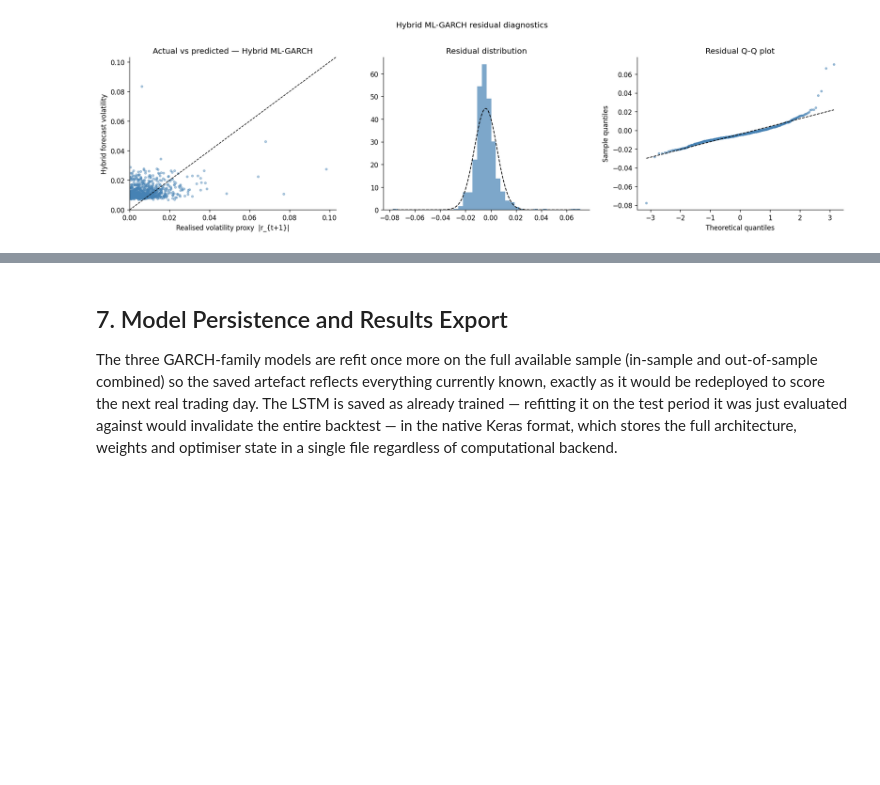
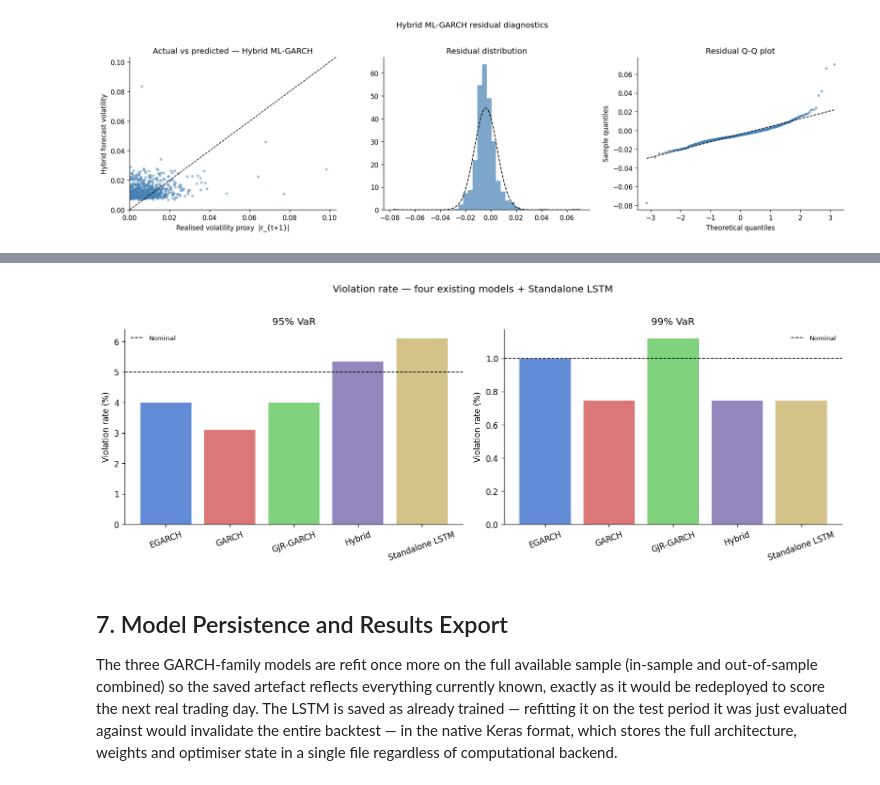
Before and after one commit to MATHONSIMM/Masters-Research-UNISA-Project, a Jupyter notebook: notebooks/Model Development.ipynb, the cells around one changed output, grey strips where cells are left out. Cells and saved outputs as stored; diff of their text form; code cells hidden in the pictures; blank space fills up the shorter version.

```diff
--- a/notebooks/Model Development.ipynb
+++ b/notebooks/Model Development.ipynb
@@ -496,0 +736,17 @@ Actual test-period volatility   : 1.206%
+# %%
+standalone_lstm_model.save(MODELS_DIR / 'lstm_standalone_model.keras')
+joblib.dump(standalone_scaler, MODELS_DIR / 'lstm_standalone_feature_scaler.joblib')
+
+standalone_results = {
+    'feature_columns': STANDALONE_FEATURE_COLS,
+    'lookback': LOOKBACK,
+    'smearing_factor': standalone_smearing_factor,
+    'student_t_dof': standalone_nu_flat,
+    'performance': standalone_performance,
+    'backtest': standalone_backtest,
+    'eval_period': (standalone_eval_idx.min(), standalone_eval_idx.max()),
+}
+with open(MODELS_DIR / 'lstm_standalone_results.pkl', 'wb') as f:
+    pickle.dump(standalone_results, f)
+
+print("Saved: lstm_standalone_model.keras, lstm_standalone_feature_scaler.joblib, lstm_standalone_results.pkl")
@@ -714,0 +977,11 @@ plt.show()
+# %%
+combined_performance = pd.concat([performance_df, standalone_performance]).sort_values('RMSE')
+combined_backtest    = pd.concat([backtest_df, standalone_backtest]).sort_index()
+
+print("Combined performance comparison — four existing models + Standalone LSTM")
+print(combined_performance.round(4).to_string())
+print("\nCombined VaR backtest comparison — four existing models + Standalone LSTM")
+print(combined_backtest.round(4).to_string())
+
+combined_performance.to_csv(RESULTS_DIR / 'model_performance_metrics_with_standalone_lstm.csv')
+combined_backtest.to_csv(RESULTS_DIR / 'var_backtest_summary_with_standalone_lstm.csv')
@@ -715,3 +1006,20 @@ plt.show()
+# %%
+fig, axes = plt.subplots(1, 2, figsize=(13, 4.8))
+combined_colors = {**colors, 'Standalone LSTM': '#CCB974'}
+for ax, cl in zip(axes, CONF_LEVELS):
+    sub = combined_backtest.xs(cl, level='CL')
+    ax.bar(sub.index, sub['Violation Rate (%)'], color=[combined_colors[m] for m in sub.index], alpha=0.85)
+    ax.axhline((1 - cl) * 100, color='black', ls='--', lw=1, label='Nominal')
+    ax.set_ylabel('Violation rate (%)')
+    ax.set_title(f'{cl:.0%} VaR')
+    ax.tick_params(axis='x', rotation=20)
+    ax.legend(frameon=False, fontsize=8)
+plt.suptitle('Violation rate — four existing models + Standalone LSTM', y=1.02)
+plt.tight_layout()
+plt.savefig(FIGURES_DIR / 'standalone_lstm_comparison.png', bbox_inches='tight')
+plt.show()
+# %% [output]
+[figure, added]
 # %% [markdown]
 ## 7. Model Persistence and Results Export
 
```
Also changed, not shown: parts of 26 cells of this notebook, 59 other files.
